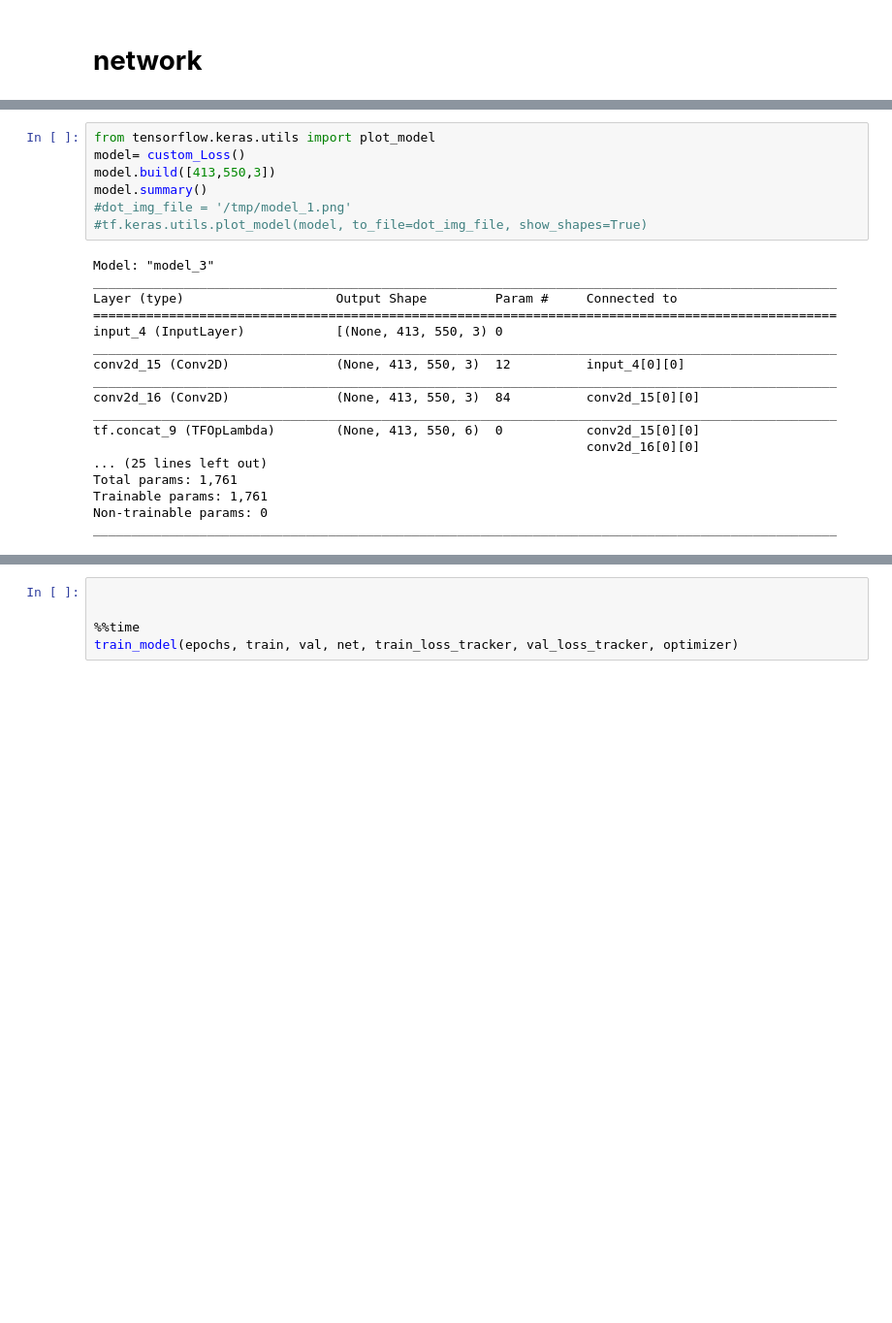
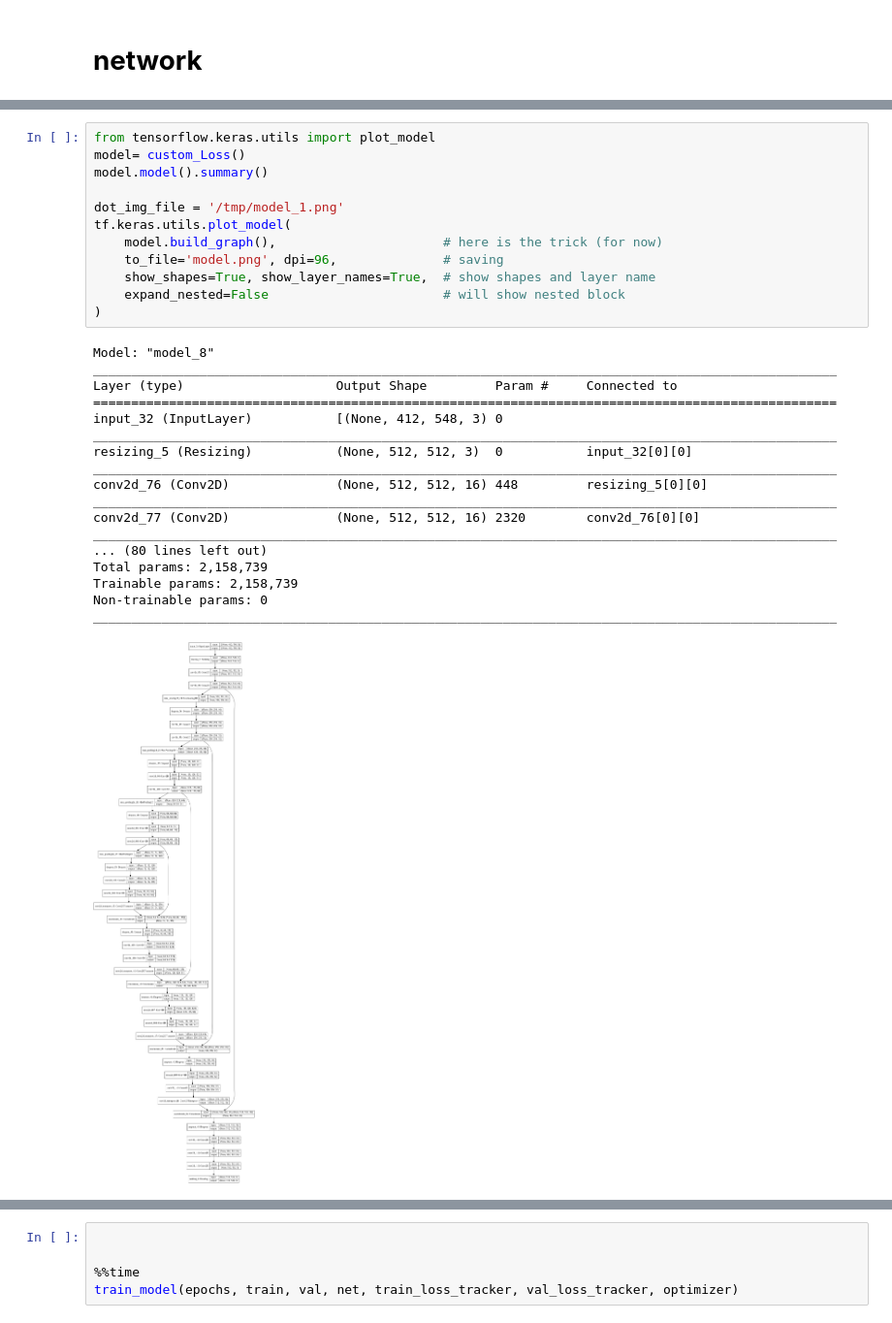
Before and after one commit to abubakrsiddq/ImageDehazing, a Jupyter notebook: models/custom_loss/TestNet_with_new_loss.ipynb, the cells around one changed output, grey strips where cells are left out. Shown at 97% size. Drawn from its saved outputs; the diff is of its cells as text; blank space fills up the shorter version.

```diff
--- a/models/custom_loss/TestNet_with_new_loss.ipynb
+++ b/models/custom_loss/TestNet_with_new_loss.ipynb
@@ -174,28 +218,34 @@ def  custom_Loss():
 # %%
 from tensorflow.keras.utils import plot_model
 model= custom_Loss()
-model.build([413,550,3])
-model.summary()
-#dot_img_file = '/tmp/model_1.png'
-#tf.keras.utils.plot_model(model, to_file=dot_img_file, show_shapes=True)
+model.model().summary()
+
+dot_img_file = '/tmp/model_1.png'
+tf.keras.utils.plot_model(
+    model.build_graph(),                      # here is the trick (for now)
+    to_file='model.png', dpi=96,              # saving
+    show_shapes=True, show_layer_names=True,  # show shapes and layer name
+    expand_nested=False                       # will show nested block
+)
 # %% [output]
-Model: "model_3"
+Model: "model_8"
 __________________________________________________________________________________________________
 Layer (type)                    Output Shape         Param #     Connected to
 ==================================================================================================
-input_4 (InputLayer)            [(None, 413, 550, 3) 0
+input_32 (InputLayer)           [(None, 412, 548, 3) 0
 __________________________________________________________________________________________________
-conv2d_15 (Conv2D)              (None, 413, 550, 3)  12          input_4[0][0]
+resizing_5 (Resizing)           (None, 512, 512, 3)  0           input_32[0][0]
 __________________________________________________________________________________________________
-conv2d_16 (Conv2D)              (None, 413, 550, 3)  84          conv2d_15[0][0]
+conv2d_76 (Conv2D)              (None, 512, 512, 16) 448         resizing_5[0][0]
 __________________________________________________________________________________________________
-tf.concat_9 (TFOpLambda)        (None, 413, 550, 6)  0           conv2d_15[0][0]
-                                                                 conv2d_16[0][0]
-... (25 lines left out)
-Total params: 1,761
-Trainable params: 1,761
+conv2d_77 (Conv2D)              (None, 512, 512, 16) 2320        conv2d_76[0][0]
+__________________________________________________________________________________________________
+... (80 lines left out)
+Total params: 2,158,739
+Trainable params: 2,158,739
 Non-trainable params: 0
 __________________________________________________________________________________________________
+[figure, added]
 # %%
 # Hyperparameters
 
```
Also changed, not shown: parts of 7 cells of this notebook.
